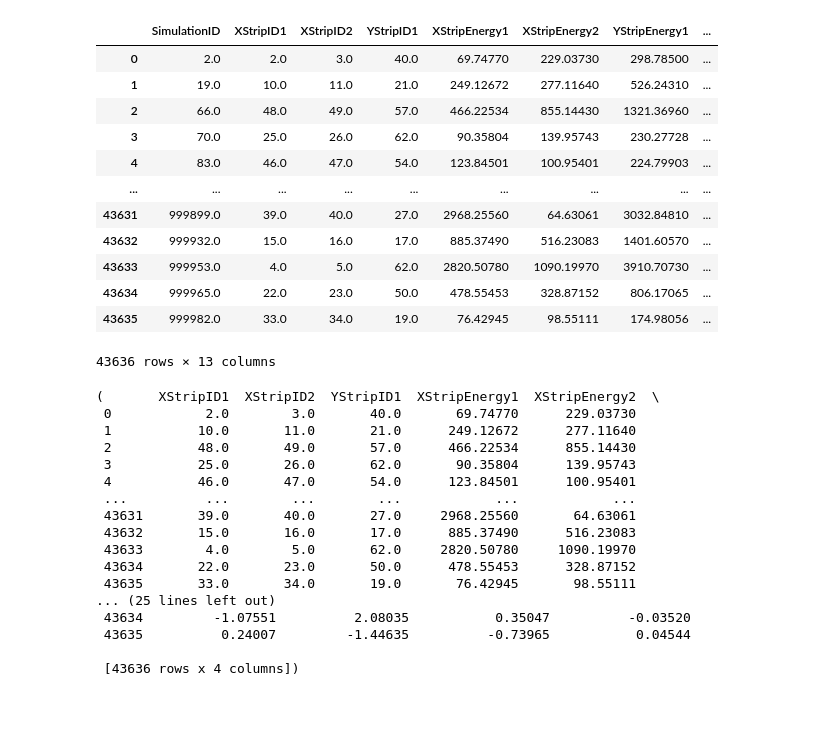
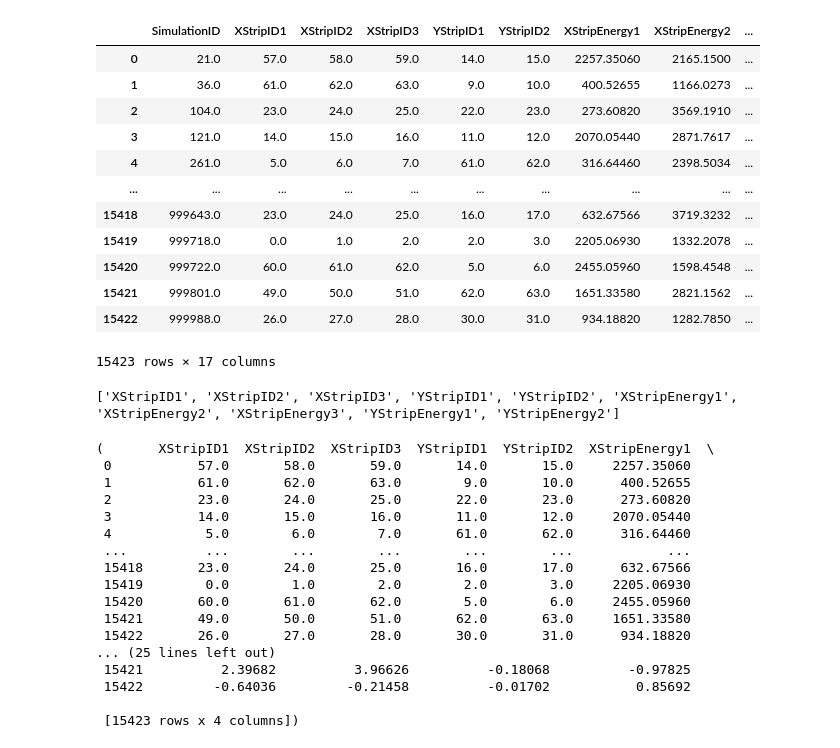
Before and after one commit to arj-shriv/COSI, a Jupyter notebook: random_forests.ipynb, the cells around one changed output. Saved outputs shown, nothing was run; the diff lists cells and outputs as text; code cells hidden in the pictures; blank space fills up the shorter version.

```diff
--- a/random_forests.ipynb
+++ b/random_forests.ipynb
@@ -9,45 +11,53 @@ from matplotlib import pyplot as plt
 # %%
-data = pd.read_csv("output_x2_y1.csv")
+data = pd.read_csv("output_x3_y2.csv")
 data
 # %% [output]
-|  | SimulationID | XStripID1 | XStripID2 | YStripID1 | XStripEnergy1 | XStripEnergy2 | YStripEnergy1 | ... |
-| 0 | 2.0 | 2.0 | 3.0 | 40.0 | 69.74770 | 229.03730 | 298.78500 | ... |
-| 1 | 19.0 | 10.0 | 11.0 | 21.0 | 249.12672 | 277.11640 | 526.24310 | ... |
-| 2 | 66.0 | 48.0 | 49.0 | 57.0 | 466.22534 | 855.14430 | 1321.36960 | ... |
-| 3 | 70.0 | 25.0 | 26.0 | 62.0 | 90.35804 | 139.95743 | 230.27728 | ... |
-| 4 | 83.0 | 46.0 | 47.0 | 54.0 | 123.84501 | 100.95401 | 224.79903 | ... |
-| ... | ... | ... | ... | ... | ... | ... | ... | ... |
-| 43631 | 999899.0 | 39.0 | 40.0 | 27.0 | 2968.25560 | 64.63061 | 3032.84810 | ... |
-| 43632 | 999932.0 | 15.0 | 16.0 | 17.0 | 885.37490 | 516.23083 | 1401.60570 | ... |
-| 43633 | 999953.0 | 4.0 | 5.0 | 62.0 | 2820.50780 | 1090.19970 | 3910.70730 | ... |
-| 43634 | 999965.0 | 22.0 | 23.0 | 50.0 | 478.55453 | 328.87152 | 806.17065 | ... |
-| 43635 | 999982.0 | 33.0 | 34.0 | 19.0 | 76.42945 | 98.55111 | 174.98056 | ... |
+|  | SimulationID | XStripID1 | XStripID2 | XStripID3 | YStripID1 | YStripID2 | XStripEnergy1 | XStripEnergy2 | ... |
+| 0 | 21.0 | 57.0 | 58.0 | 59.0 | 14.0 | 15.0 | 2257.35060 | 2165.1500 | ... |
+| 1 | 36.0 | 61.0 | 62.0 | 63.0 | 9.0 | 10.0 | 400.52655 | 1166.0273 | ... |
+| 2 | 104.0 | 23.0 | 24.0 | 25.0 | 22.0 | 23.0 | 273.60820 | 3569.1910 | ... |
+| 3 | 121.0 | 14.0 | 15.0 | 16.0 | 11.0 | 12.0 | 2070.05440 | 2871.7617 | ... |
+| 4 | 261.0 | 5.0 | 6.0 | 7.0 | 61.0 | 62.0 | 316.64460 | 2398.5034 | ... |
+| ... | ... | ... | ... | ... | ... | ... | ... | ... | ... |
+| 15418 | 999643.0 | 23.0 | 24.0 | 25.0 | 16.0 | 17.0 | 632.67566 | 3719.3232 | ... |
+| 15419 | 999718.0 | 0.0 | 1.0 | 2.0 | 2.0 | 3.0 | 2205.06930 | 1332.2078 | ... |
+| 15420 | 999722.0 | 60.0 | 61.0 | 62.0 | 5.0 | 6.0 | 2455.05960 | 1598.4548 | ... |
+| 15421 | 999801.0 | 49.0 | 50.0 | 51.0 | 62.0 | 63.0 | 1651.33580 | 2821.1562 | ... |
+| 15422 | 999988.0 | 26.0 | 27.0 | 28.0 | 30.0 | 31.0 | 934.18820 | 1282.7850 | ... |
-43636 rows × 13 columns
+15423 rows × 17 columns
 # %%
 # feature_cols = ["XStripID1", "XStripID2", "XStripID3", "YStripID1", "YStripID2", "XStripEnergy1", "XStripEnergy2", "XStripEnergy3", "YStripEnergy1", "YStripEnergy2"]
-feature_cols = ["XStripID1", "XStripID2", "YStripID1", "XStripEnergy1", "XStripEnergy2", "YStripEnergy1"]
+# feature_cols = ["XStripID1", "XStripID2", "YStripID1", "XStripEnergy1", "XStripEnergy2", "YStripEnergy1"]
+feature_cols = []
+for label in data.columns:
+    if label[0] == "X" or label[0] == "Y":
+        feature_cols.append(label)
+    elif label[0] == "R":
+        break
+
 label_cols = ["ResultPositionX", "ResultPositionY", "ResultDirectionX", "ResultDirectionY"]
 x = data[feature_cols]
 y = data[label_cols]
 x, y
 # %% [output]
-(       XStripID1  XStripID2  YStripID1  XStripEnergy1  XStripEnergy2  \
- 0            2.0        3.0       40.0       69.74770      229.03730
- 1           10.0       11.0       21.0      249.12672      277.11640
- 2           48.0       49.0       57.0      466.22534      855.14430
- 3           25.0       26.0       62.0       90.35804      139.95743
- 4           46.0       47.0       54.0      123.84501      100.95401
- ...          ...        ...        ...            ...            ...
- 43631       39.0       40.0       27.0     2968.25560       64.63061
- 43632       15.0       16.0       17.0      885.37490      516.23083
- 43633        4.0        5.0       62.0     2820.50780     1090.19970
- 43634       22.0       23.0       50.0      478.55453      328.87152
- 43635       33.0       34.0       19.0       76.42945       98.55111
-... (25 lines left out)
- 43634         -1.07551          2.08035           0.35047          -0.03520
- 43635          0.24007         -1.44635          -0.73965           0.04544
-
- [43636 rows x 4 columns])
+['XStripID1', 'XStripID2', 'XStripID3', 'YStripID1', 'YStripID2', 'XStripEnergy1', 'XStripEnergy2', 'XStripEnergy3', 'YStripEnergy1', 'YStripEnergy2']
+(       XStripID1  XStripID2  XStripID3  YStripID1  YStripID2  XStripEnergy1  \
+ 0           57.0       58.0       59.0       14.0       15.0     2257.35060
+ 1           61.0       62.0       63.0        9.0       10.0      400.52655
+ 2           23.0       24.0       25.0       22.0       23.0      273.60820
+ 3           14.0       15.0       16.0       11.0       12.0     2070.05440
+ 4            5.0        6.0        7.0       61.0       62.0      316.64460
+ ...          ...        ...        ...        ...        ...            ...
+ 15418       23.0       24.0       25.0       16.0       17.0      632.67566
+ 15419        0.0        1.0        2.0        2.0        3.0     2205.06930
+ 15420       60.0       61.0       62.0        5.0        6.0     2455.05960
+ 15421       49.0       50.0       51.0       62.0       63.0     1651.33580
+ 15422       26.0       27.0       28.0       30.0       31.0      934.18820
+... (25 lines left out)
+ 15421          2.39682          3.96626          -0.18068          -0.97825
+ 15422         -0.64036         -0.21458          -0.01702           0.85692
+
+ [15423 rows x 4 columns])
 # %%
 x_train, x_test, y_train, y_test = train_test_split(x, y, test_size = 0.3, random_state = 12345)
 # %%
```
Also changed, not shown: parts of 5 cells of this notebook, 2 other files.
